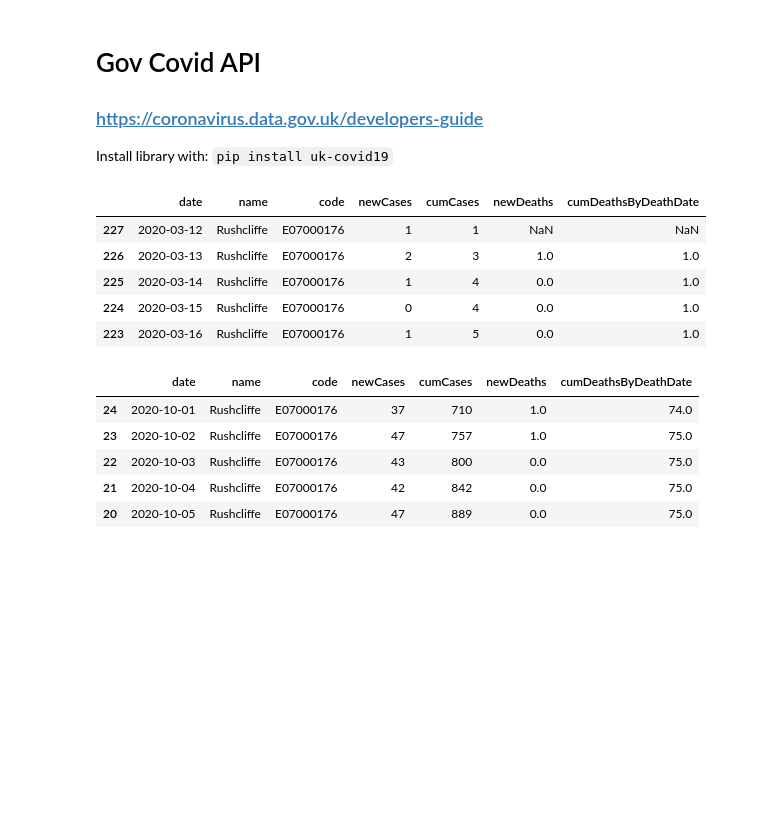
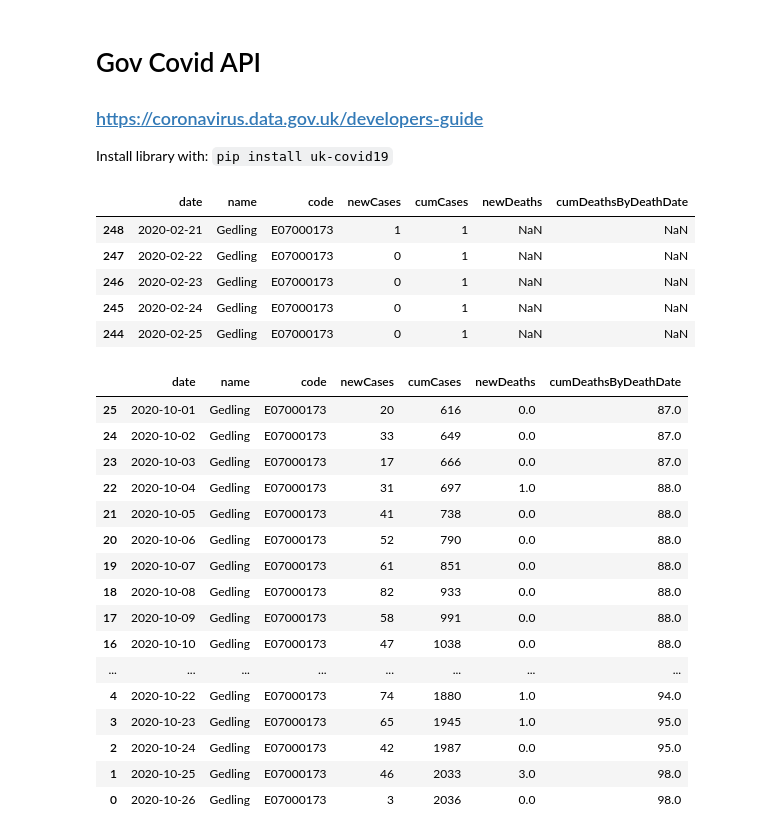
Before and after one commit to bcdobbs/Covid19, a Jupyter notebook: RushcliffeCV19Data.ipynb, the cells around one changed output. Saved outputs shown, nothing was run; the diff lists cells and outputs as text; code cells hidden in the pictures; blank space fills up the shorter version.

```diff
--- a/RushcliffeCV19Data.ipynb
+++ b/RushcliffeCV19Data.ipynb
@@ -7,7 +7,7 @@ Install library with: `pip install uk-covid19`
 import uk_covid19 as cv
 import pandas as pd
 # %%
-filters = ["areaType=ltla", "areaName=Rushcliffe"]
+filters = ["areaType=ltla", "areaName=Gedling"]
 dataStructure = {
     "date": "date",
     "name": "areaName",
@@ -26,22 +26,33 @@ result = result.sort_values(by="date")
 result.head()
 # %% [output]
 |  | date | name | code | newCases | cumCases | newDeaths | cumDeathsByDeathDate |
-| 227 | 2020-03-12 | Rushcliffe | E07000176 | 1 | 1 | NaN | NaN |
-| 226 | 2020-03-13 | Rushcliffe | E07000176 | 2 | 3 | 1.0 | 1.0 |
-| 225 | 2020-03-14 | Rushcliffe | E07000176 | 1 | 4 | 0.0 | 1.0 |
-| 224 | 2020-03-15 | Rushcliffe | E07000176 | 0 | 4 | 0.0 | 1.0 |
-| 223 | 2020-03-16 | Rushcliffe | E07000176 | 1 | 5 | 0.0 | 1.0 |
+| 248 | 2020-02-21 | Gedling | E07000173 | 1 | 1 | NaN | NaN |
+| 247 | 2020-02-22 | Gedling | E07000173 | 0 | 1 | NaN | NaN |
+| 246 | 2020-02-23 | Gedling | E07000173 | 0 | 1 | NaN | NaN |
+| 245 | 2020-02-24 | Gedling | E07000173 | 0 | 1 | NaN | NaN |
+| 244 | 2020-02-25 | Gedling | E07000173 | 0 | 1 | NaN | NaN |
 # %%
 filterDate = "2020-10-01"
 selectedDates = result["date"] >= filterDate
 
 df = result.loc[selectedDates]
-df.head()
+df.head(30)
 # %% [output]
 |  | date | name | code | newCases | cumCases | newDeaths | cumDeathsByDeathDate |
-| 24 | 2020-10-01 | Rushcliffe | E07000176 | 37 | 710 | 1.0 | 74.0 |
-| 23 | 2020-10-02 | Rushcliffe | E07000176 | 47 | 757 | 1.0 | 75.0 |
-| 22 | 2020-10-03 | Rushcliffe | E07000176 | 43 | 800 | 0.0 | 75.0 |
-| 21 | 2020-10-04 | Rushcliffe | E07000176 | 42 | 842 | 0.0 | 75.0 |
-| 20 | 2020-10-05 | Rushcliffe | E07000176 | 47 | 889 | 0.0 | 75.0 |
+| 25 | 2020-10-01 | Gedling | E07000173 | 20 | 616 | 0.0 | 87.0 |
+| 24 | 2020-10-02 | Gedling | E07000173 | 33 | 649 | 0.0 | 87.0 |
+| 23 | 2020-10-03 | Gedling | E07000173 | 17 | 666 | 0.0 | 87.0 |
+| 22 | 2020-10-04 | Gedling | E07000173 | 31 | 697 | 1.0 | 88.0 |
+| 21 | 2020-10-05 | Gedling | E07000173 | 41 | 738 | 0.0 | 88.0 |
+| 20 | 2020-10-06 | Gedling | E07000173 | 52 | 790 | 0.0 | 88.0 |
+| 19 | 2020-10-07 | Gedling | E07000173 | 61 | 851 | 0.0 | 88.0 |
+| 18 | 2020-10-08 | Gedling | E07000173 | 82 | 933 | 0.0 | 88.0 |
+| 17 | 2020-10-09 | Gedling | E07000173 | 58 | 991 | 0.0 | 88.0 |
+| 16 | 2020-10-10 | Gedling | E07000173 | 47 | 1038 | 0.0 | 88.0 |
+| ... | ... | ... | ... | ... | ... | ... | ... |
+| 4 | 2020-10-22 | Gedling | E07000173 | 74 | 1880 | 1.0 | 94.0 |
+| 3 | 2020-10-23 | Gedling | E07000173 | 65 | 1945 | 1.0 | 95.0 |
+| 2 | 2020-10-24 | Gedling | E07000173 | 42 | 1987 | 0.0 | 95.0 |
+| 1 | 2020-10-25 | Gedling | E07000173 | 46 | 2033 | 3.0 | 98.0 |
+| 0 | 2020-10-26 | Gedling | E07000173 | 3 | 2036 | 0.0 | 98.0 |
 # %%
```
Also changed, not shown: parts of 3 cells of this notebook.
